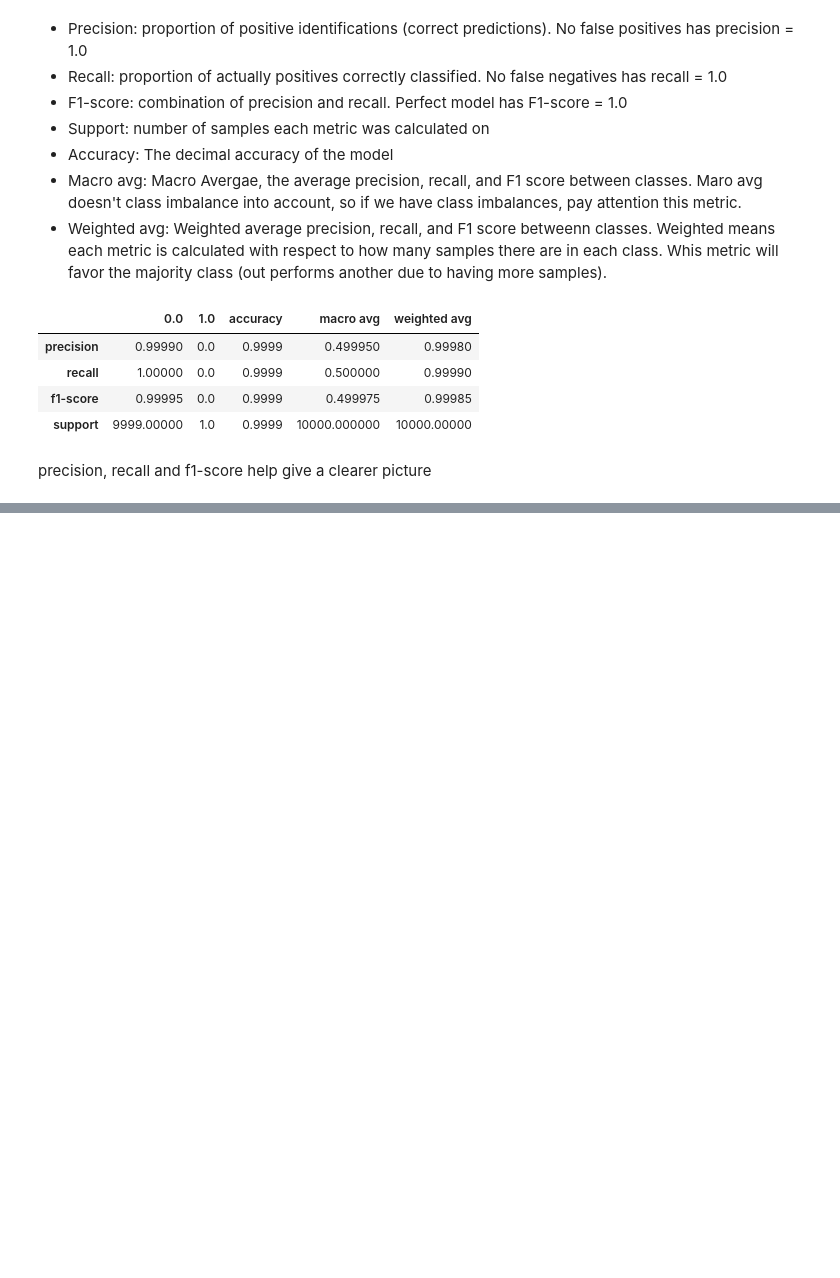
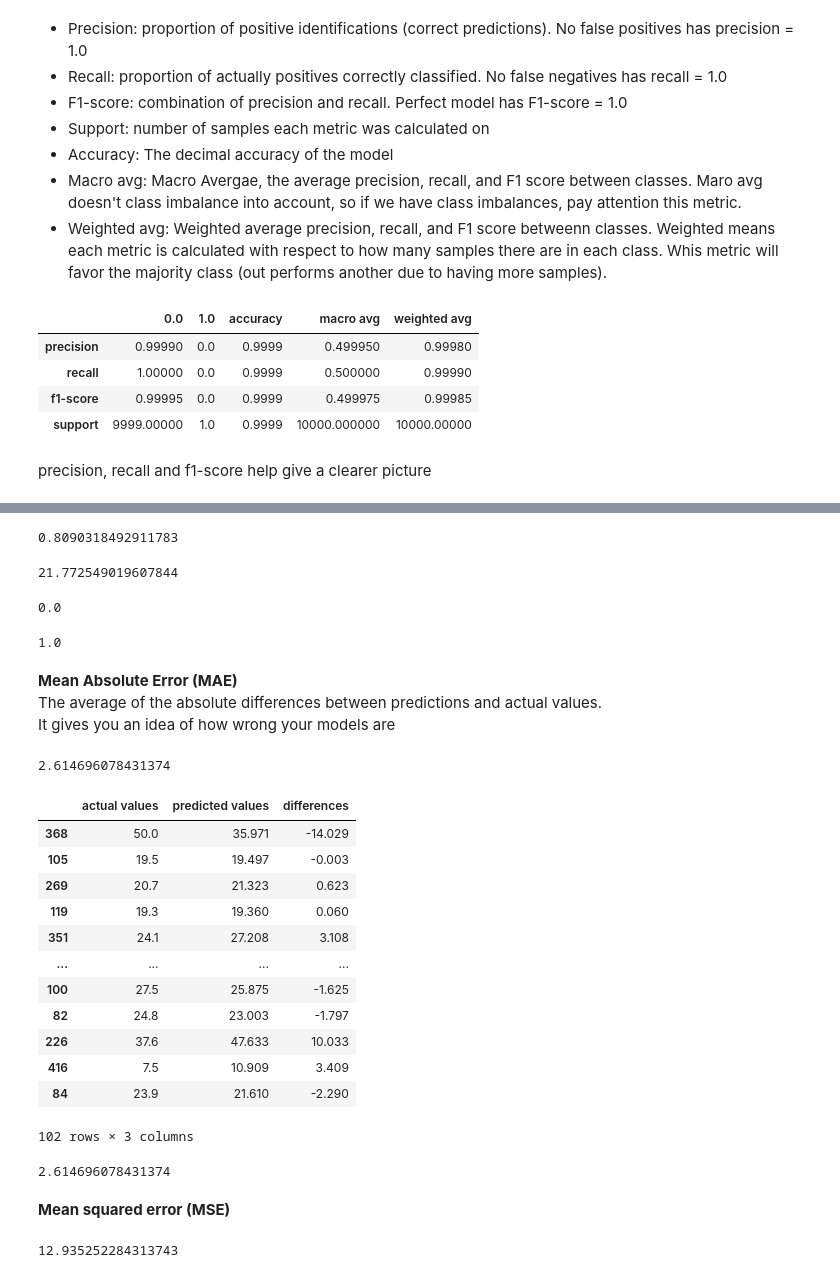
Before and after one commit to kevin-kabore/ml-playground, a Jupyter notebook: sample_project/scikit-learn/intro-to-scikit-learn.ipynb, the cells around one changed output, grey strips where cells are left out. Saved outputs shown, nothing was run; the diff lists cells and outputs as text; code cells hidden in the pictures; blank space fills up the shorter version.

Commit message:
notes(scikit-learn): add regression evaluation metrics notes

```diff
--- a/sample_project/scikit-learn/intro-to-scikit-learn.ipynb
+++ b/sample_project/scikit-learn/intro-to-scikit-learn.ipynb
@@ -1403,0 +1416,80 @@ precision, recall and f1-score help give a clearer picture
+# %%
+from sklearn.ensemble import RandomForestRegressor
+
+np.random.seed(24)
+
+X = boston_df.drop('target', axis=1)
+y = boston_df['target']
+
+X_train, X_test, y_train, y_test = train_test_split(X, y, test_size=0.2)
+
+model = RandomForestRegressor().fit(X_train, y_train)
+
+# R^2 is the default score metric for RandomForestRegressor (regression)
+model.score(X_test, y_test)
+# %% [output]
+0.8090318492911783
+# %%
+# Test with labels as mean
+from sklearn.metrics import r2_score
+
+# Fill an array with y_test mean
+y_test_mean = np.full(len(y_test), y_test.mean())
+y_test.mean()
+# %% [output]
+21.772549019607844
+# %%
+r2_score(y_test, y_test_mean)
+# %% [output]
+0.0
+# %%
+r2_score(y_test, y_test)
+# %% [output]
+1.0
+# %% [markdown]
+**Mean Absolute Error (MAE)**
+The average of the absolute differences between predictions and actual values.
+It gives you an idea of how wrong your models are
+# %%
+from sklearn.metrics import mean_absolute_error
+
+y_preds = model.predict(X_test)
+mae = mean_absolute_error(y_test, y_preds)
+mae
+# %% [output]
+2.614696078431374
+# %%
+df = pd.DataFrame(data={"actual values": y_test,
+                        "predicted values": y_preds})
+
+df['differences'] = df['predicted values'] - df['actual values']
+df
+# %% [output]
+|  | actual values | predicted values | differences |
+| 368 | 50.0 | 35.971 | -14.029 |
+| 105 | 19.5 | 19.497 | -0.003 |
+| 269 | 20.7 | 21.323 | 0.623 |
+| 119 | 19.3 | 19.360 | 0.060 |
+| 351 | 24.1 | 27.208 | 3.108 |
+| ... | ... | ... | ... |
+| 100 | 27.5 | 25.875 | -1.625 |
+| 82 | 24.8 | 23.003 | -1.797 |
+| 226 | 37.6 | 47.633 | 10.033 |
+| 416 | 7.5 | 10.909 | 3.409 |
+| 84 | 23.9 | 21.610 | -2.290 |
+102 rows × 3 columns
+# %%
+absolute = np.absolute(df['differences'])
+absolute.mean()
+# %% [output]
+2.614696078431374
+# %% [markdown]
+**Mean squared error (MSE)**
+# %%
+from sklearn.metrics import mean_squared_error
+
+y_preds = model.predict(X_test)
+mse = mean_squared_error(y_test, y_preds)
+mse
+# %% [output]
+12.935252284313743
```
Also changed, not shown: parts of 11 cells of this notebook, 1 other file.
